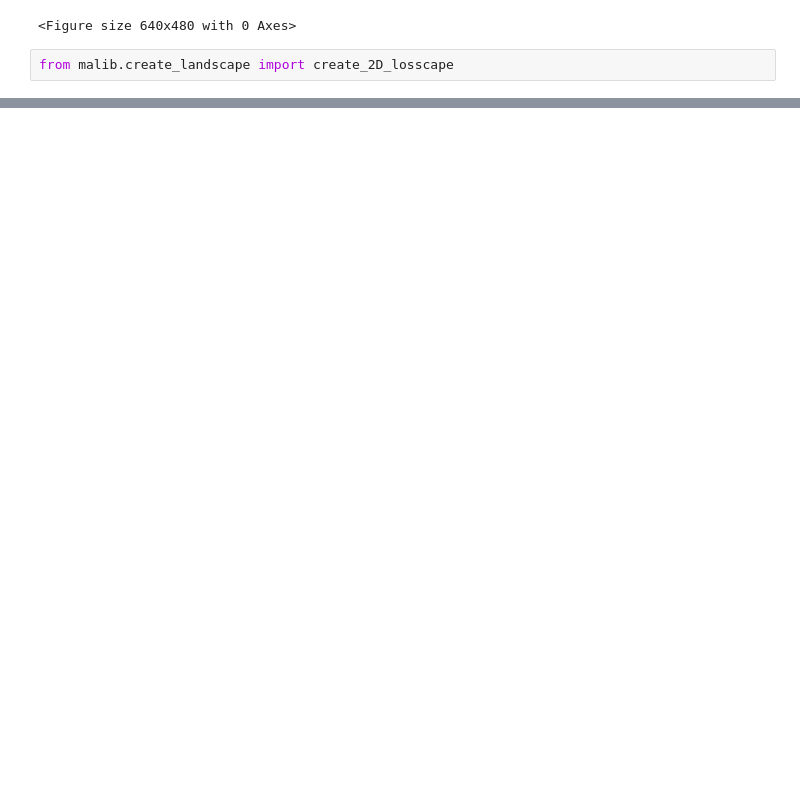
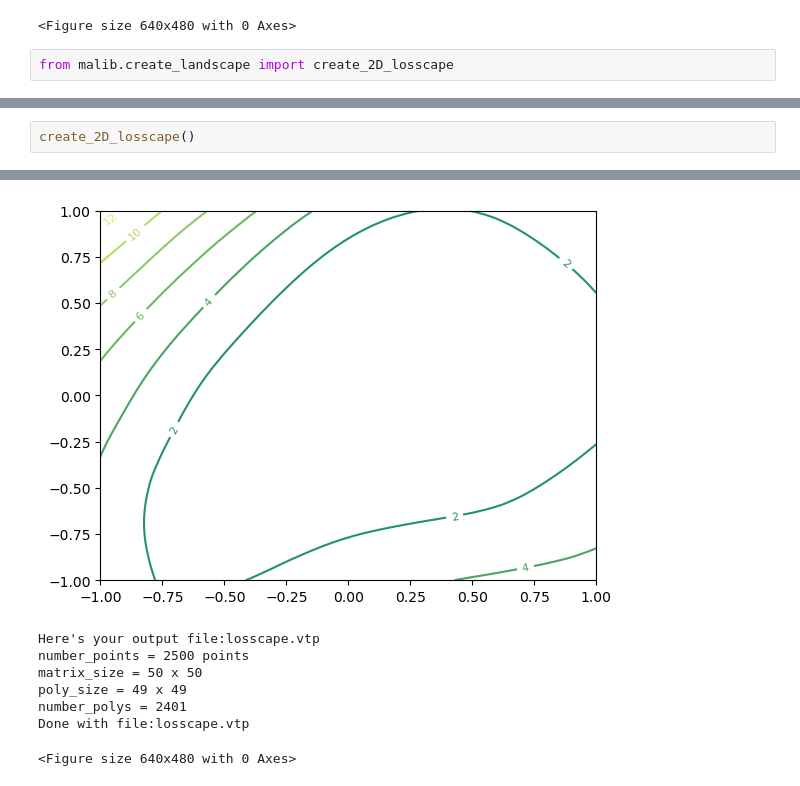
Before and after one commit to alxndrTL/losscape, a Jupyter notebook: malib_interac.ipynb, the cells around one changed output, grey strips where cells are left out. Cells and saved outputs as stored; diff of their text form; blank space fills up the shorter version.

```diff
--- a/malib_interac.ipynb
+++ b/malib_interac.ipynb
@@ -102,0 +114,3 @@ Done with file:losscape.vtp
+# %%
+create_2D_losscape()
+# %% [output]
@@ -102,0 +121,8 @@ Done with file:losscape.vtp
+[figure, added]
+Here's your output file:losscape.vtp
+number_points = 2500 points
+matrix_size = 50 x 50
+poly_size = 49 x 49
+number_polys = 2401
+Done with file:losscape.vtp
+<Figure size 640x480 with 0 Axes>
```
Also changed, not shown: parts of 7 cells of this notebook, 8 other files.
